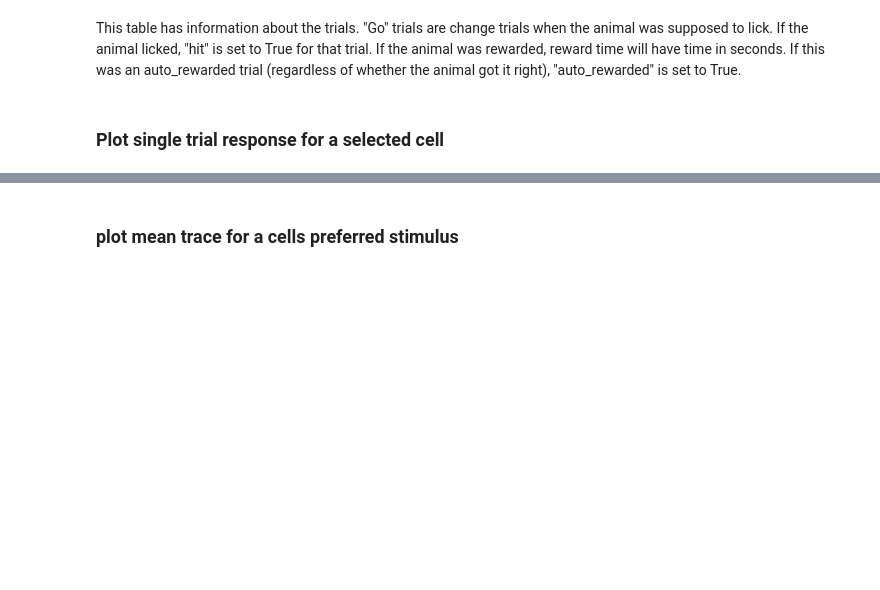
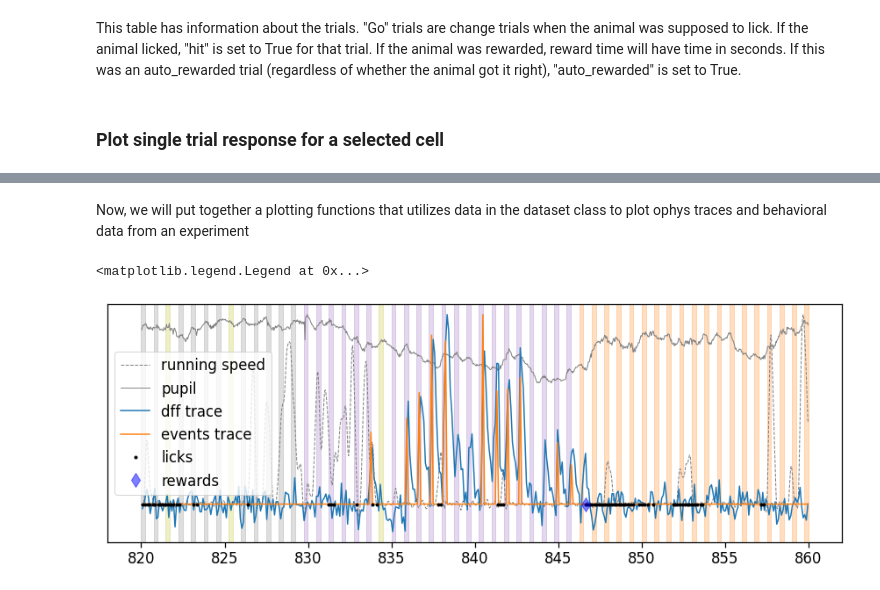
Before and after one commit to AllenInstitute/visual_behavior_analysis, a Jupyter notebook: notebooks/22.03.2021_load_ophys_data_example.ipynb, the cells around one changed output, grey strips where cells are left out. Drawn from its saved outputs; the diff is of its cells as text; code cells hidden in the pictures; blank space fills up the shorter version.

Commit message:
added data plot

```diff
--- a/notebooks/22.03.2021_load_ophys_data_example.ipynb
+++ b/notebooks/22.03.2021_load_ophys_data_example.ipynb
@@ -310,9 +301,0 @@ for change_time in change_times:
-# %%
-cell_specimen_id = stim_response_df.cell_specimen_id.unique()[0]
-
-trace = stim_response_df[stim_response_df.cell_specimen_id==cell_specimen_id].trace.values[0]
-times = stim_response_df[stim_response_df.cell_specimen_id==cell_specimen_id].trace_timestamps.values[0]
-
-plt.plot(times, trace)
-plt.xlabel('time after stim onset (s)')
-plt.ylabel('dF/F')
@@ -321,8 +301,0 @@ plt.ylabel('dF/F')
-# %%
-image_name = stim_response_df.image_name.unique()[6]
-mean_trace = stim_response_df[(stim_response_df.cell_specimen_id==cell_specimen_id)&
-                         (stim_response_df.image_name==image_name)].trace.mean()
-
-plt.plot(times, mean_trace)
-plt.xlabel('time after stim onset (sec)')
-plt.ylabel('dF/F')
@@ -407,2 +301,0 @@ The resulting dataframe includes useful columns such as <code>pref_stim</code> w
-# %% [markdown]
-### plot mean trace for a cells preferred stimulus
@@ -411,0 +302,11 @@ plt.plot(mean_trace)
+# %% [markdown]
+Now, we will put together a plotting functions that utilizes data in the dataset class to plot ophys traces and behavioral data from an experiment
+# %%
+# create a list of all unique stimuli presented in this experiment
+unique_stimuli = [stimulus for stimulus in dataset.stimulus_presentations['image_name'].unique()]
+
+# create a colormap with each unique image having its own color
+colormap = {image_name: sns.color_palette()[image_number] for image_number, image_name in enumerate(np.sort(unique_stimuli))}
+
+# add the colors for each image to the stimulus presentations table in the dataset
+dataset.stimulus_presentations['color'] = dataset.stimulus_presentations['image_name'].map(lambda image_name: colormap[image_name])
@@ -411,0 +384,20 @@ plt.plot(mean_trace)
+# %%
+ti = 820 # start time in seconds
+tf = 860 # stop time in seconds
+fig, ax = plt.subplots(figsize = (15,5))
+plot_running(ax, ti, tf)
+plot_pupil(ax, ti, tf)
+
+plot_dff_trace(ax, cell_specimen_ids[1], ti, tf)
+plot_events_trace(ax, cell_specimen_ids[1], ti, tf)
+
+plot_licks(ax, ti, tf)
+plot_rewards(ax, ti, tf)
+
+plot_stimuli(ax, ti, tf)
+
+ax.set_yticks([])
+ax.legend(['running speed', 'pupil', 'dff trace', 'events trace','licks', 'rewards'])
+# %% [output]
+<matplotlib.legend.Legend at 0x...>
+[figure, added]
```
Also changed, not shown: parts of 39 cells of this notebook.
